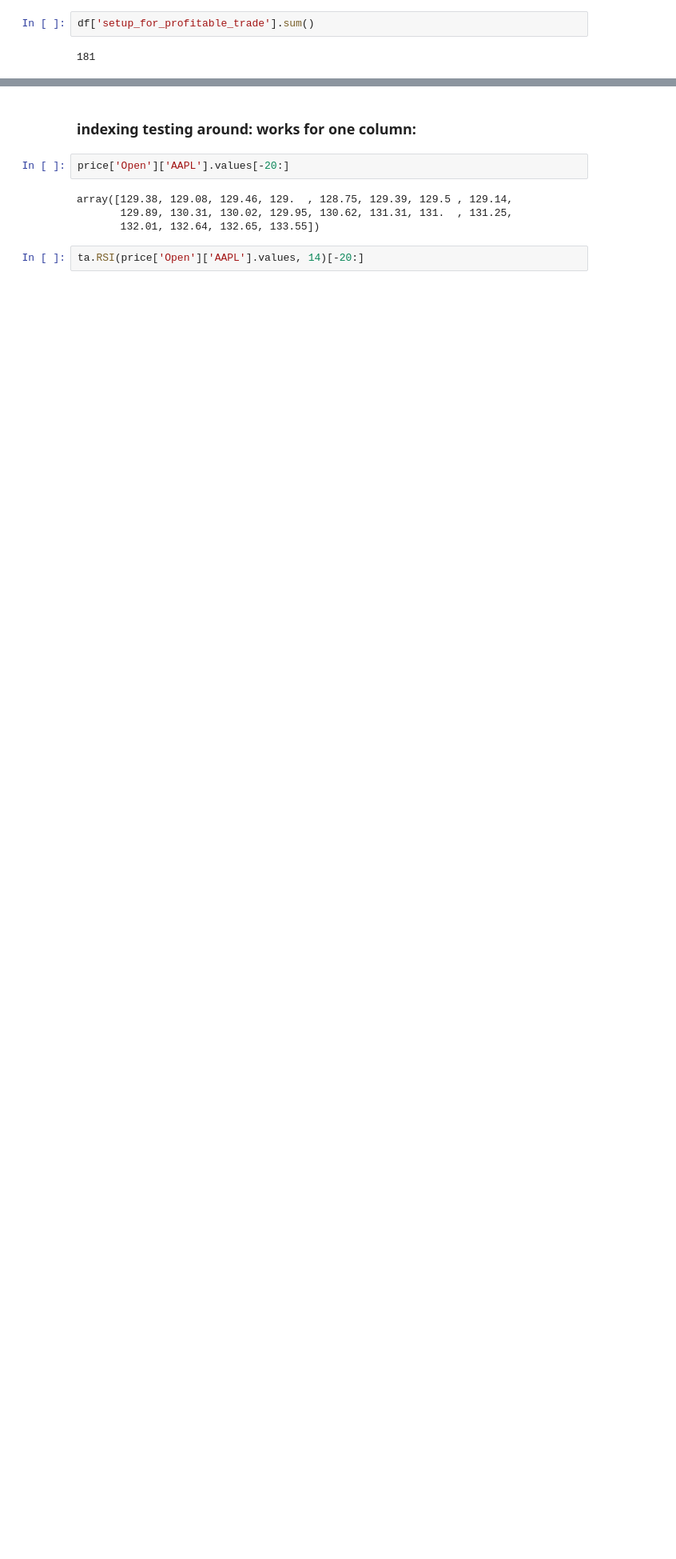
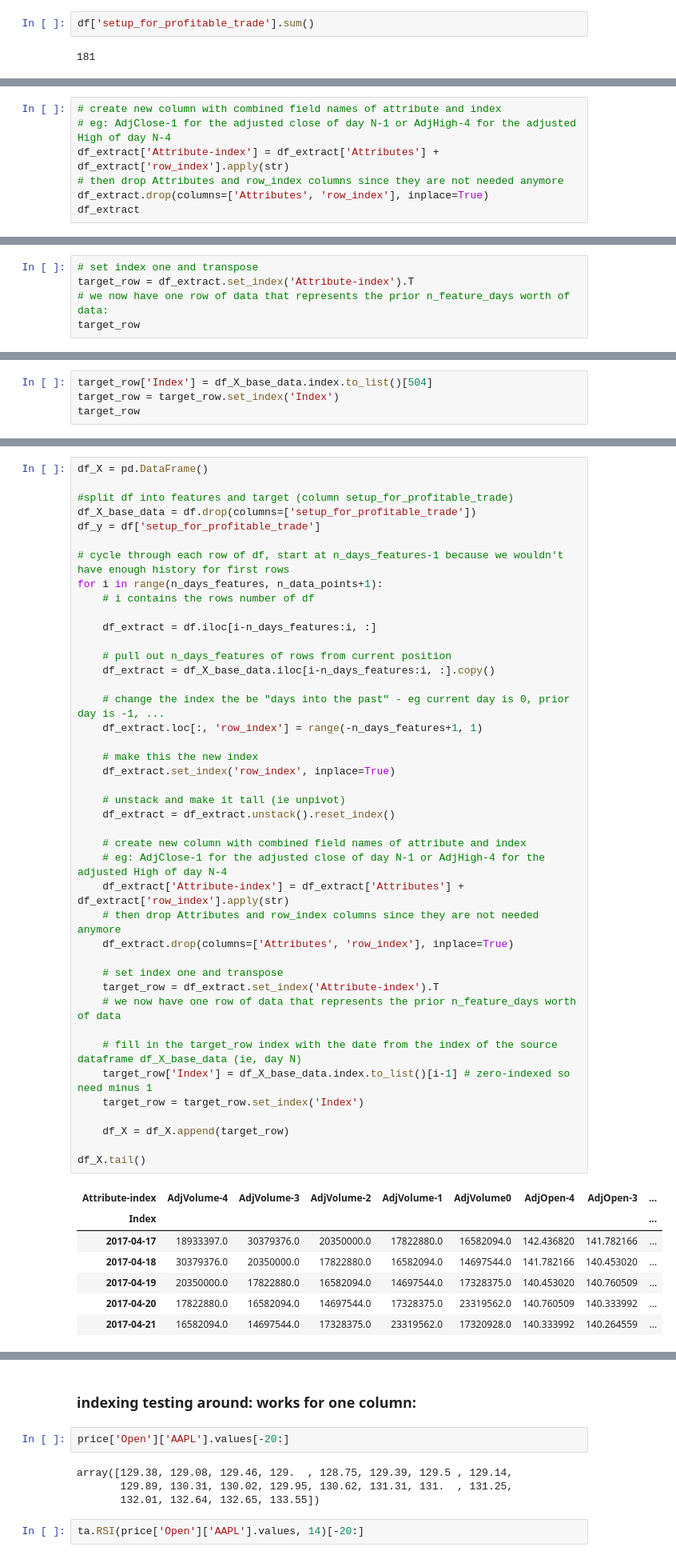
Before and after one commit to Lindstaedt/Stock-recommendation-with-ML, a Jupyter notebook: trader.ipynb, the cells around one changed output, grey strips where cells are left out. Shown at 80% size. Cells and saved outputs as stored; diff of their text form; blank space fills up the shorter version.

```diff
--- a/trader.ipynb
+++ b/trader.ipynb
@@ -258,0 +257,7 @@ Xy
+# %%
+# create new column with combined field names of attribute and index
+# eg: AdjClose-1 for the adjusted close of day N-1 or AdjHigh-4 for the adjusted High of day N-4
+df_extract['Attribute-index'] = df_extract['Attributes'] + df_extract['row_index'].apply(str)
+# then drop Attributes and row_index columns since they are not needed anymore
+df_extract.drop(columns=['Attributes', 'row_index'], inplace=True)
+df_extract
@@ -258,0 +282,5 @@ Xy
+# %%
+# set index one and transpose
+target_row = df_extract.set_index('Attribute-index').T
+# we now have one row of data that represents the prior n_feature_days worth of data:
+target_row
@@ -258,0 +295,4 @@ Xy
+# %%
+target_row['Index'] = df_X_base_data.index.to_list()[504]
+target_row = target_row.set_index('Index')
+target_row
@@ -258,0 +324,50 @@ Xy
+# %%
+df_X = pd.DataFrame()
+
+#split df into features and target (column setup_for_profitable_trade)
+df_X_base_data = df.drop(columns=['setup_for_profitable_trade'])
+df_y = df['setup_for_profitable_trade']
+
+# cycle through each row of df, start at n_days_features-1 because we wouldn't have enough history for first rows
+for i in range(n_days_features, n_data_points+1):
+    # i contains the rows number of df
+
+    df_extract = df.iloc[i-n_days_features:i, :]
+
+    # pull out n_days_features of rows from current position
+    df_extract = df_X_base_data.iloc[i-n_days_features:i, :].copy()
+
+    # change the index the be "days into the past" - eg current day is 0, prior day is -1, ...
+    df_extract.loc[:, 'row_index'] = range(-n_days_features+1, 1)
+
+    # make this the new index
+    df_extract.set_index('row_index', inplace=True)
+
+    # unstack and make it tall (ie unpivot)
+    df_extract = df_extract.unstack().reset_index()
+
+    # create new column with combined field names of attribute and index
+    # eg: AdjClose-1 for the adjusted close of day N-1 or AdjHigh-4 for the adjusted High of day N-4
+    df_extract['Attribute-index'] = df_extract['Attributes'] + df_extract['row_index'].apply(str)
+    # then drop Attributes and row_index columns since they are not needed anymore
+    df_extract.drop(columns=['Attributes', 'row_index'], inplace=True)
+
+    # set index one and transpose
+    target_row = df_extract.set_index('Attribute-index').T
+    # we now have one row of data that represents the prior n_feature_days worth of data
+
+    # fill in the target_row index with the date from the index of the source dataframe df_X_base_data (ie, day N)
+    target_row['Index'] = df_X_base_data.index.to_list()[i-1] # zero-indexed so need minus 1
+    target_row = target_row.set_index('Index')
+
+    df_X = df_X.append(target_row)
+
+df_X.tail()
+# %% [output]
+| Attribute-index | AdjVolume-4 | AdjVolume-3 | AdjVolume-2 | AdjVolume-1 | AdjVolume0 | AdjOpen-4 | AdjOpen-3 | ... |
+| Index |  |  |  |  |  |  |  | ... |
+| 2017-04-17 | 18933397.0 | 30379376.0 | 20350000.0 | 17822880.0 | 16582094.0 | 142.436820 | 141.782166 | ... |
+| 2017-04-18 | 30379376.0 | 20350000.0 | 17822880.0 | 16582094.0 | 14697544.0 | 141.782166 | 140.453020 | ... |
+| 2017-04-19 | 20350000.0 | 17822880.0 | 16582094.0 | 14697544.0 | 17328375.0 | 140.453020 | 140.760509 | ... |
+| 2017-04-20 | 17822880.0 | 16582094.0 | 14697544.0 | 17328375.0 | 23319562.0 | 140.760509 | 140.333992 | ... |
+| 2017-04-21 | 16582094.0 | 14697544.0 | 17328375.0 | 23319562.0 | 17320928.0 | 140.333992 | 140.264559 | ... |
```
Also changed, not shown: parts of 15 cells of this notebook.
